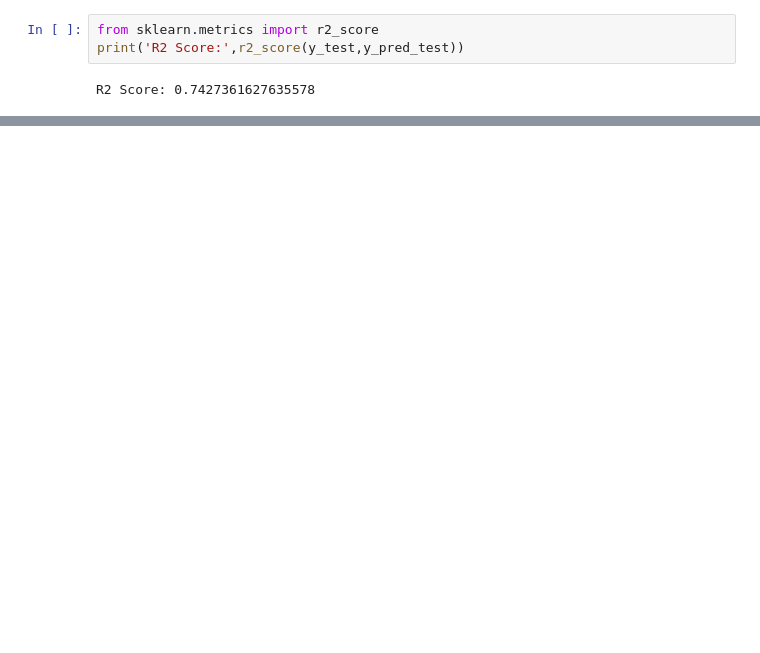
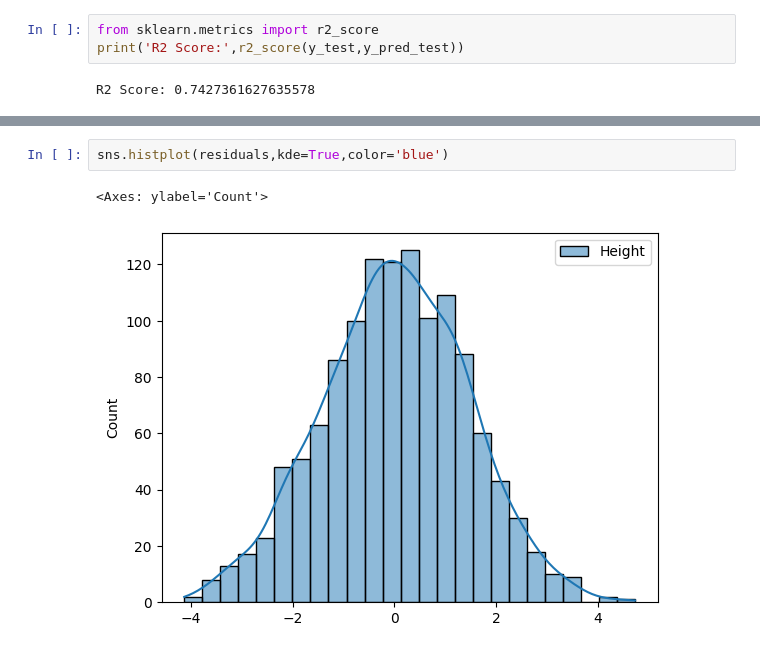
Before and after one commit to swadhinbiswas/machinelearning, a Jupyter notebook: projects/projects1.ipynb, the cells around one changed output, grey strips where cells are left out. Cells and saved outputs as stored; diff of their text form; blank space fills up the shorter version.

```diff
--- a/projects/projects1.ipynb
+++ b/projects/projects1.ipynb
@@ -139,0 +158,5 @@ R2 Score: 0.7427361627635578
+# %%
+sns.histplot(residuals,kde=True,color='blue')
+# %% [output]
+<Axes: ylabel='Count'>
+[figure, added]
```
Also changed, not shown: parts of 6 cells of this notebook, 1 other file.
